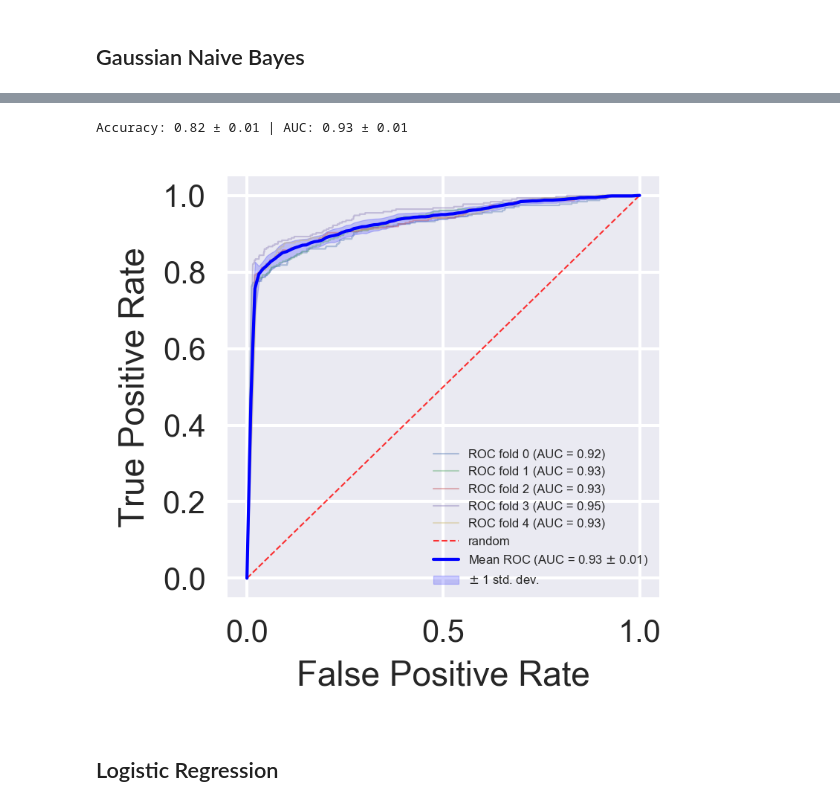
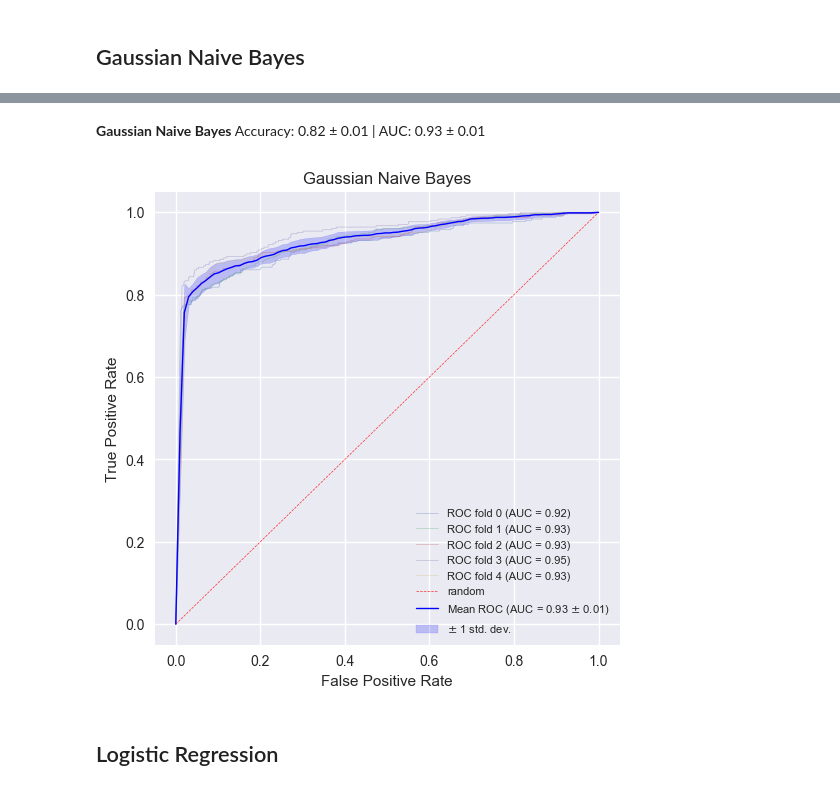
Before and after one commit to ElsaB/impact-annotator, a Jupyter notebook: analysis/prediction/Test.ipynb, the cells around one changed output, grey strips where cells are left out. Saved outputs shown, nothing was run; the diff lists cells and outputs as text; code cells hidden in the pictures.

```diff
--- a/analysis/prediction/Test.ipynb
+++ b/analysis/prediction/Test.ipynb
@@ -166,14 +160,14 @@ plot_cross_validation_ROC_curves(model_most_frequent, X, y, n_folds, ax2, 'most_
-# %%
-from sklearn.naive_bayes import GaussianNB
-
-model = GaussianNB()
-
-accuracy_scores = cross_val_score(model, X, y, cv = n_folds)
-auc_scores = cross_val_score(model, X, y, cv = n_folds, scoring = "roc_auc")
-print("Accuracy: %0.2f ± %0.2f | AUC: %0.2f ± %0.2f" % (accuracy_scores.mean(), accuracy_scores.std(), auc_scores.mean(), auc_scores.std()))
-plot_cross_validation_ROC_curves(model, X, y, n_folds);
-# %% [output]
-Accuracy: 0.82 ± 0.01 | AUC: 0.93 ± 0.01
-[figure, removed]
+# %%
+from sklearn.naive_bayes import GaussianNB
+
+model_GaussianNB = GaussianNB()
+
+get_accuracy_and_AUC(model_GaussianNB, X, y, n_folds, 'Gaussian Naive Bayes')
+
+fig, ax = plt.subplots(1, 1, figsize = (6, 6))
+plot_cross_validation_ROC_curves(model_GaussianNB, X, y, n_folds, 'Gaussian Naive Bayes', ax)
+# %% [output]
+**Gaussian Naive Bayes** Accuracy: 0.82 ± 0.01 | AUC: 0.93 ± 0.01
+[figure, added]
 # %% [markdown]
 ## Logistic Regression
```
Also changed, not shown: parts of 10 cells of this notebook, 2 other files.
